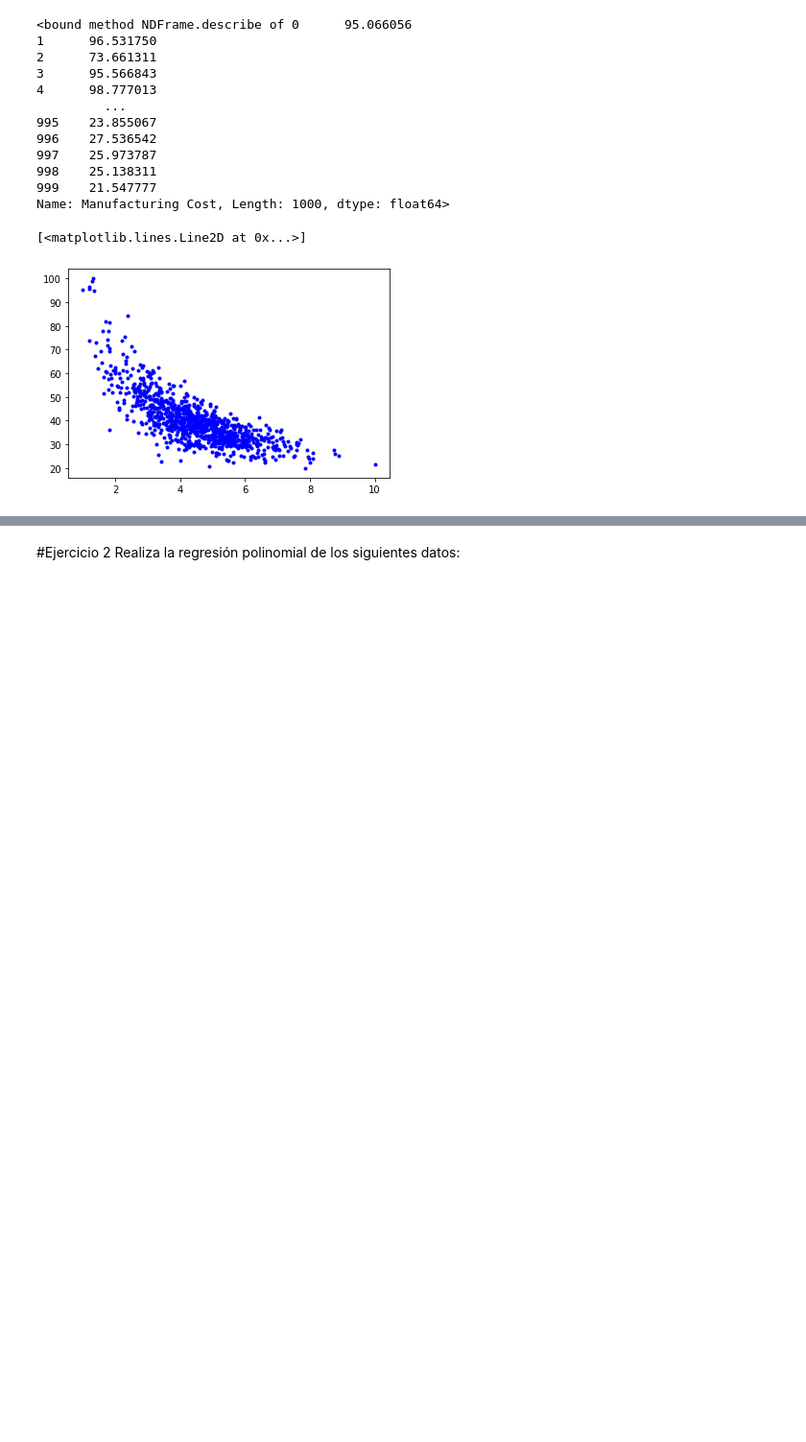
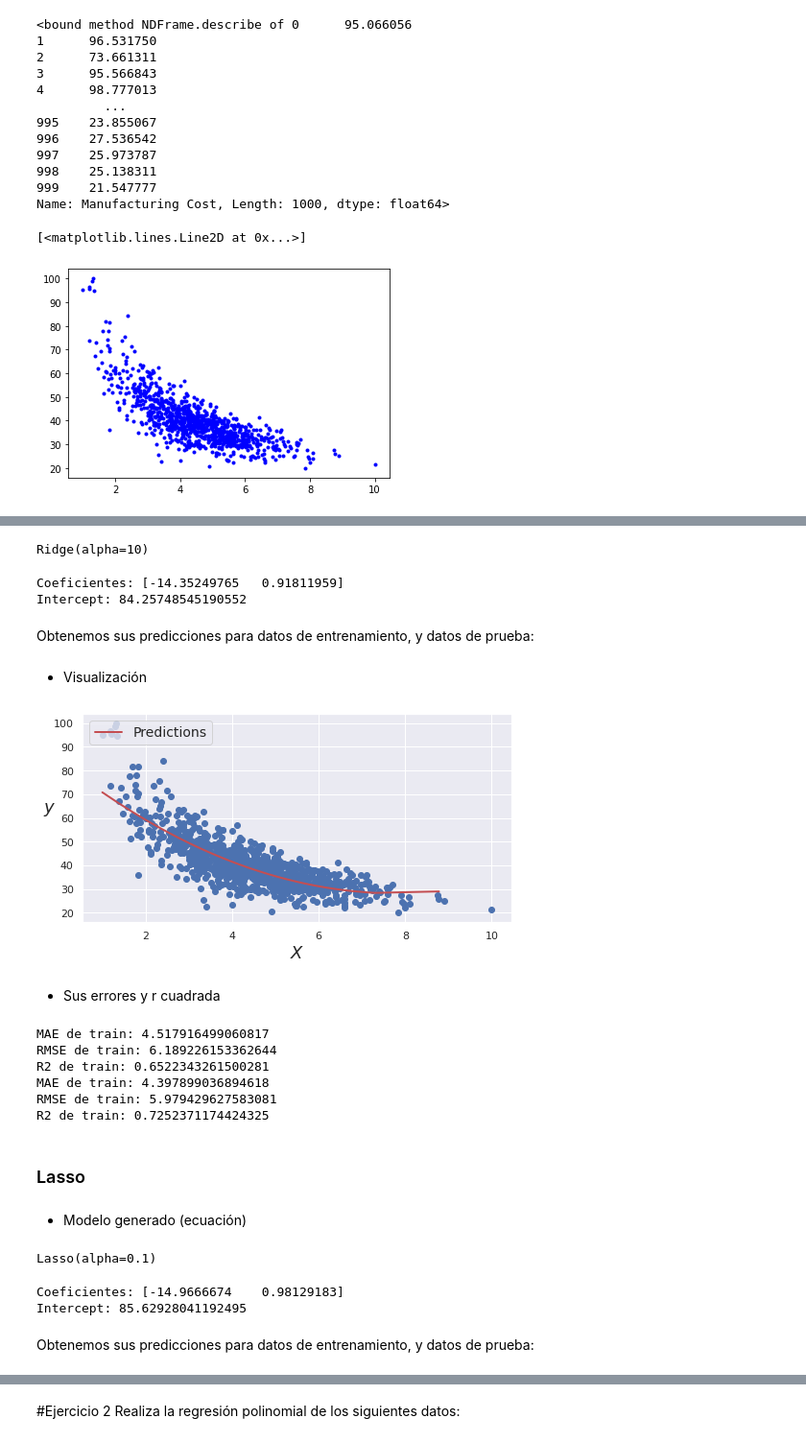
Before and after one commit to PosgradoMNA/actividades-de-aprendizaje-gerardoaaron_castanedajaramillo, a Jupyter notebook: Actividad Semanal -- 7 Regresiones.ipynb, the cells around one changed output, grey strips where cells are left out. Shown at 96% size. Saved outputs shown, nothing was run; the diff lists cells and outputs as text; code cells hidden in the pictures; blank space fills up the shorter version.

```diff
--- a/Actividad Semanal -- 7 Regresiones.ipynb
+++ b/Actividad Semanal -- 7 Regresiones.ipynb
@@ -317,0 +472,53 @@ NameError: ignored
+# %%
+X_poly_train, X_poly_test = poly_transform(X, X_train, X_test, 2)
+# %%
+ridge_model = Ridge(alpha = 10)
+ridge_model.fit(X_poly_train, y_train)
+# %% [output]
+Ridge(alpha=10)
+# %%
+coef_inter(ridge_model)
+# %% [output]
+Coeficientes: [-14.35249765   0.91811959]
+Intercept: 84.25748545190552
+# %% [markdown]
+Obtenemos sus predicciones para datos de entrenamiento, y datos de prueba:
+# %%
+yhat_train, yhat_test = predict_ys(ridge_model, X_poly_train, X_poly_test)
+# %% [markdown]
+* Visualización
+# %%
+order = np.argsort(X_test.values.ravel())
+sortedX = X_test.values.ravel()[order]
+sortedY = y_test.values[order]
+sorted_pred = yhat_test[order]
+
+visualizacion(X, y, sortedX, sorted_pred)
+# %% [output]
+[figure, added]
+# %% [markdown]
+* Sus errores y r cuadrada
+# %%
+errores_train = list()
+errores_test = list()
+errores_train, errores_test = errores(y_train,yhat_train,y_test,yhat_test)
+error_ejercicio1_train.append(errores_train)
+error_ejercicio1_test.append(errores_test)
+
+i = 0
+for error in nom_errores:
+  print(error, 'de train:', errores_train[i])
+  i = i + 1
+i = 0
+for error in nom_errores:
+  print(error, 'de train:', errores_test[i])
+  i = i + 1
+# %% [output]
+MAE de train: 4.517916499060817
+RMSE de train: 6.189226153362644
+R2 de train: 0.6522343261500281
+MAE de train: 4.397899036894618
+RMSE de train: 5.979429627583081
+R2 de train: 0.7252371174424325
+# %% [markdown]
+### Lasso
@@ -317,0 +527,2 @@ NameError: ignored
+# %% [markdown]
+* Modelo generado (ecuación)
@@ -317,0 +531,12 @@ NameError: ignored
+# %%
+lasso_model = Lasso(alpha = 0.1)
+lasso_model.fit(X_poly_train, y_train)
+# %% [output]
+Lasso(alpha=0.1)
+# %%
+coef_inter(lasso_model)
+# %% [output]
+Coeficientes: [-14.9666674    0.98129183]
+Intercept: 85.62928041192495
+# %% [markdown]
+Obtenemos sus predicciones para datos de entrenamiento, y datos de prueba:
```
Also changed, not shown: parts of 61 cells of this notebook.
